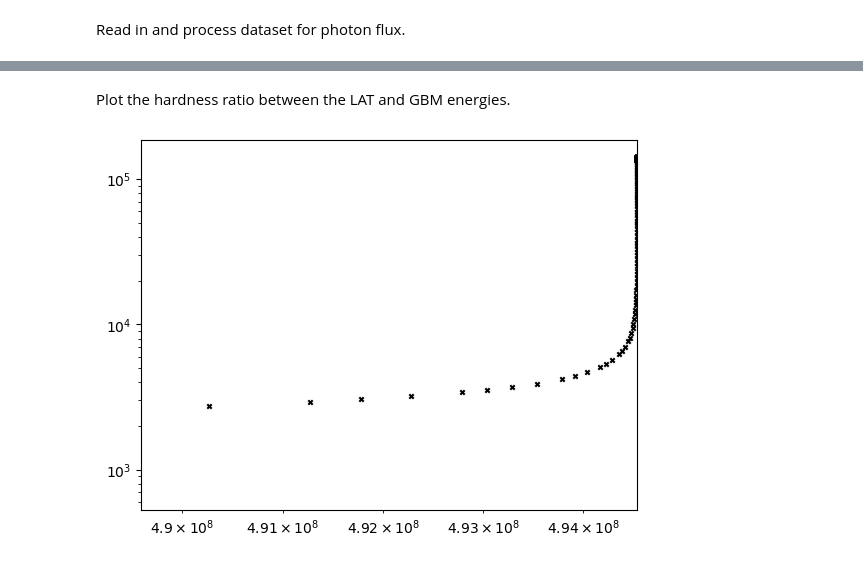
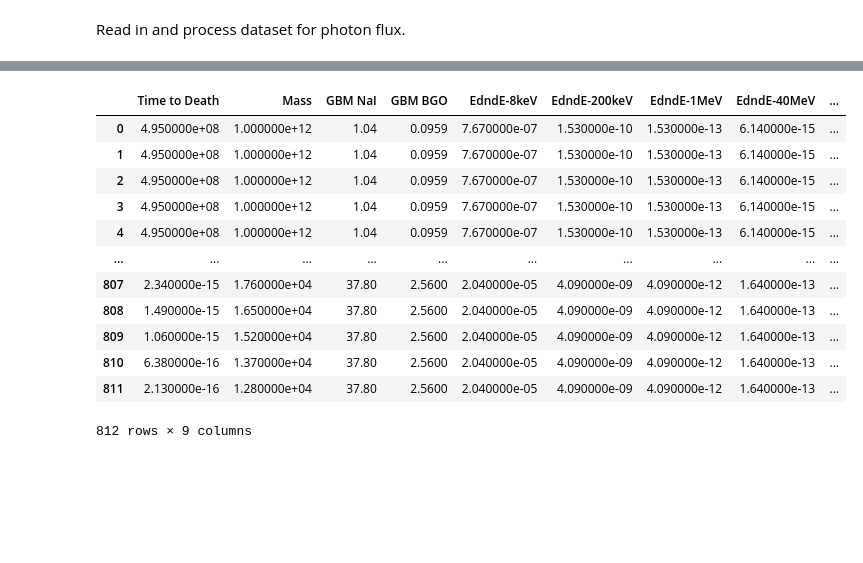
Before and after one commit to xboluna/Research, a Jupyter notebook: BHRad/Modelling/BHawk_Modelling.ipynb, the cells around one changed output, grey strips where cells are left out. Cells and saved outputs as stored; diff of their text form; code cells hidden in the pictures; blank space fills up the shorter version.

```diff
--- a/BHRad/Modelling/BHawk_Modelling.ipynb
+++ b/BHRad/Modelling/BHawk_Modelling.ipynb
@@ -90,16 +13,17 @@ fig.set_figheight(6)
-# %% [markdown]
-Plot the hardness ratio between the LAT and GBM energies.
-# %%
-fig, ax = plt.subplots()
-
-ax.scatter( LAT_s_lc['time/energy'],
-    (LAT_s_lc[0] + LAT_p_lc[0])/(GBM_s_lc[0] + GBM_p_lc[0]),
-    marker='x', color='black', s=10
-)
-
-ax.set_xlim(s_lightcurve['time/energy'].max()*(1 - 1e-2), s_lightcurve['time/energy'].max())
-
-ax.set_yscale('log')
-ax.set_xscale('log')
-# %% [output]
-[figure, removed]
+# %%
+data = pd.read_csv('./Blackhawk/t90_hardness_ratio/hardnessratios.tex', sep='\t')
+data
+# %% [output]
+|  | Time to Death | Mass | GBM NaI | GBM BGO | EdndE-8keV | EdndE-200keV | EdndE-1MeV | EdndE-40MeV | ... |
+| 0 | 4.950000e+08 | 1.000000e+12 | 1.04 | 0.0959 | 7.670000e-07 | 1.530000e-10 | 1.530000e-13 | 6.140000e-15 | ... |
+| 1 | 4.950000e+08 | 1.000000e+12 | 1.04 | 0.0959 | 7.670000e-07 | 1.530000e-10 | 1.530000e-13 | 6.140000e-15 | ... |
+| 2 | 4.950000e+08 | 1.000000e+12 | 1.04 | 0.0959 | 7.670000e-07 | 1.530000e-10 | 1.530000e-13 | 6.140000e-15 | ... |
+| 3 | 4.950000e+08 | 1.000000e+12 | 1.04 | 0.0959 | 7.670000e-07 | 1.530000e-10 | 1.530000e-13 | 6.140000e-15 | ... |
+| 4 | 4.950000e+08 | 1.000000e+12 | 1.04 | 0.0959 | 7.670000e-07 | 1.530000e-10 | 1.530000e-13 | 6.140000e-15 | ... |
+| ... | ... | ... | ... | ... | ... | ... | ... | ... | ... |
+| 807 | 2.340000e-15 | 1.760000e+04 | 37.80 | 2.5600 | 2.040000e-05 | 4.090000e-09 | 4.090000e-12 | 1.640000e-13 | ... |
+| 808 | 1.490000e-15 | 1.650000e+04 | 37.80 | 2.5600 | 2.040000e-05 | 4.090000e-09 | 4.090000e-12 | 1.640000e-13 | ... |
+| 809 | 1.060000e-15 | 1.520000e+04 | 37.80 | 2.5600 | 2.040000e-05 | 4.090000e-09 | 4.090000e-12 | 1.640000e-13 | ... |
+| 810 | 6.380000e-16 | 1.370000e+04 | 37.80 | 2.5600 | 2.040000e-05 | 4.090000e-09 | 4.090000e-12 | 1.640000e-13 | ... |
+| 811 | 2.130000e-16 | 1.280000e+04 | 37.80 | 2.5600 | 2.040000e-05 | 4.090000e-09 | 4.090000e-12 | 1.640000e-13 | ... |
+812 rows × 9 columns
```
Also changed, not shown: parts of 9 cells of this notebook, 3 other files.
